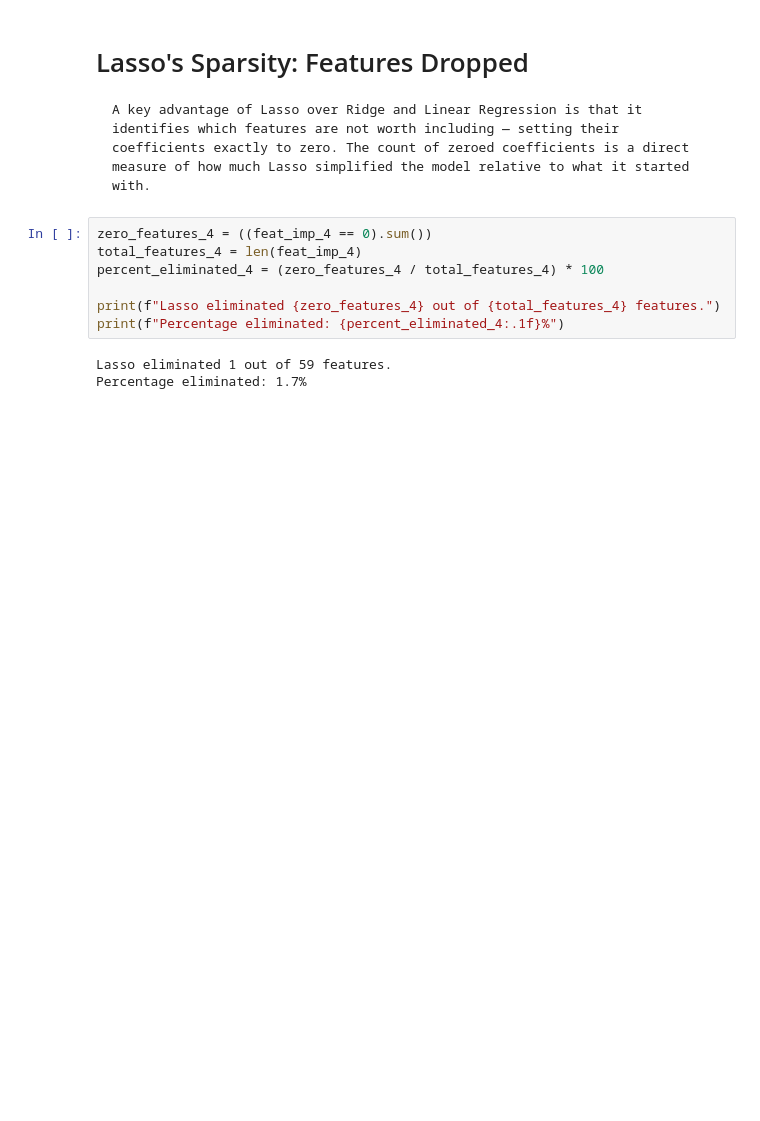
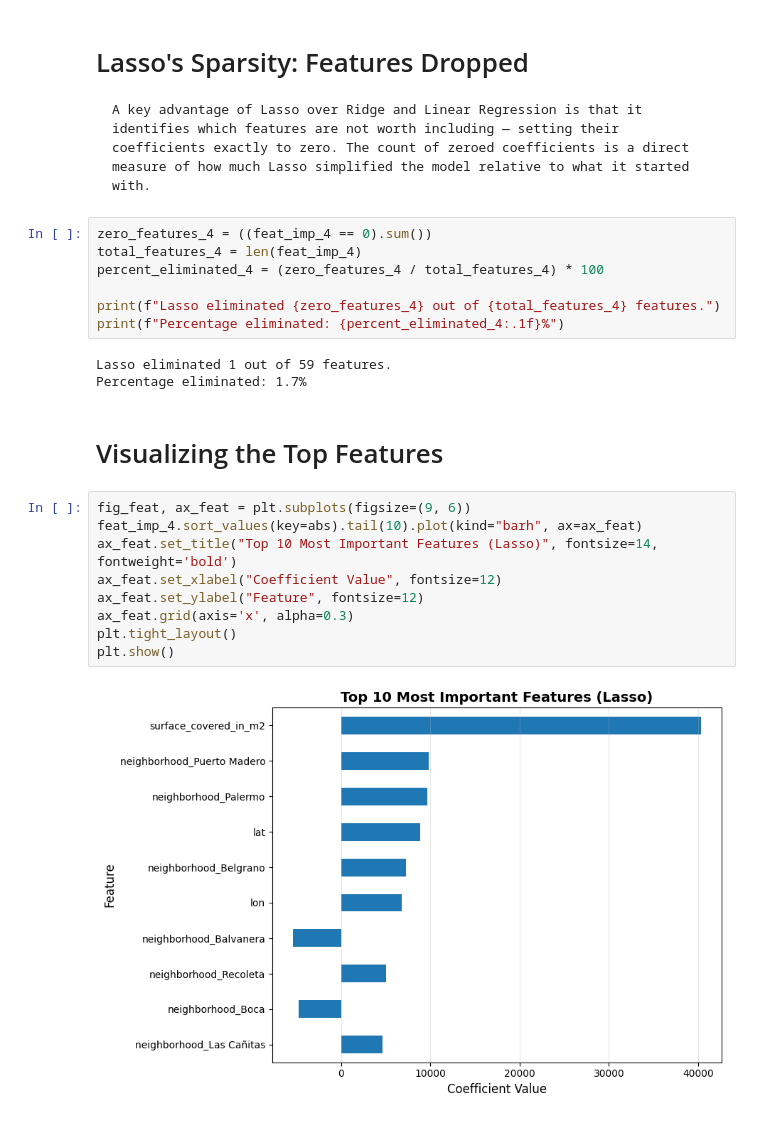
Before and after one commit to nayeem29dse/Predicting-Housing-Prices-in-Buenos-Aires-with-Linear-Regression, a Jupyter notebook: prediction_model.ipynb, the cells around one changed output. Saved outputs shown, nothing was run; the diff lists cells and outputs as text; blank space fills up the shorter version.

Commit message:
Visualizing the Top Features

```diff
--- a/prediction_model.ipynb
+++ b/prediction_model.ipynb
@@ -1819,3 +1819,16 @@ print(f"Percentage eliminated: {percent_eliminated_4:.1f}%")
 # %% [output]
 Lasso eliminated 1 out of 59 features.
 Percentage eliminated: 1.7%
+# %% [markdown]
+# Visualizing the Top Features
+# %%
+fig_feat, ax_feat = plt.subplots(figsize=(9, 6))
+feat_imp_4.sort_values(key=abs).tail(10).plot(kind="barh", ax=ax_feat)
+ax_feat.set_title("Top 10 Most Important Features (Lasso)", fontsize=14, fontweight='bold')
+ax_feat.set_xlabel("Coefficient Value", fontsize=12)
+ax_feat.set_ylabel("Feature", fontsize=12)
+ax_feat.grid(axis='x', alpha=0.3)
+plt.tight_layout()
+plt.show()
+# %% [output]
+[figure, added]
```
